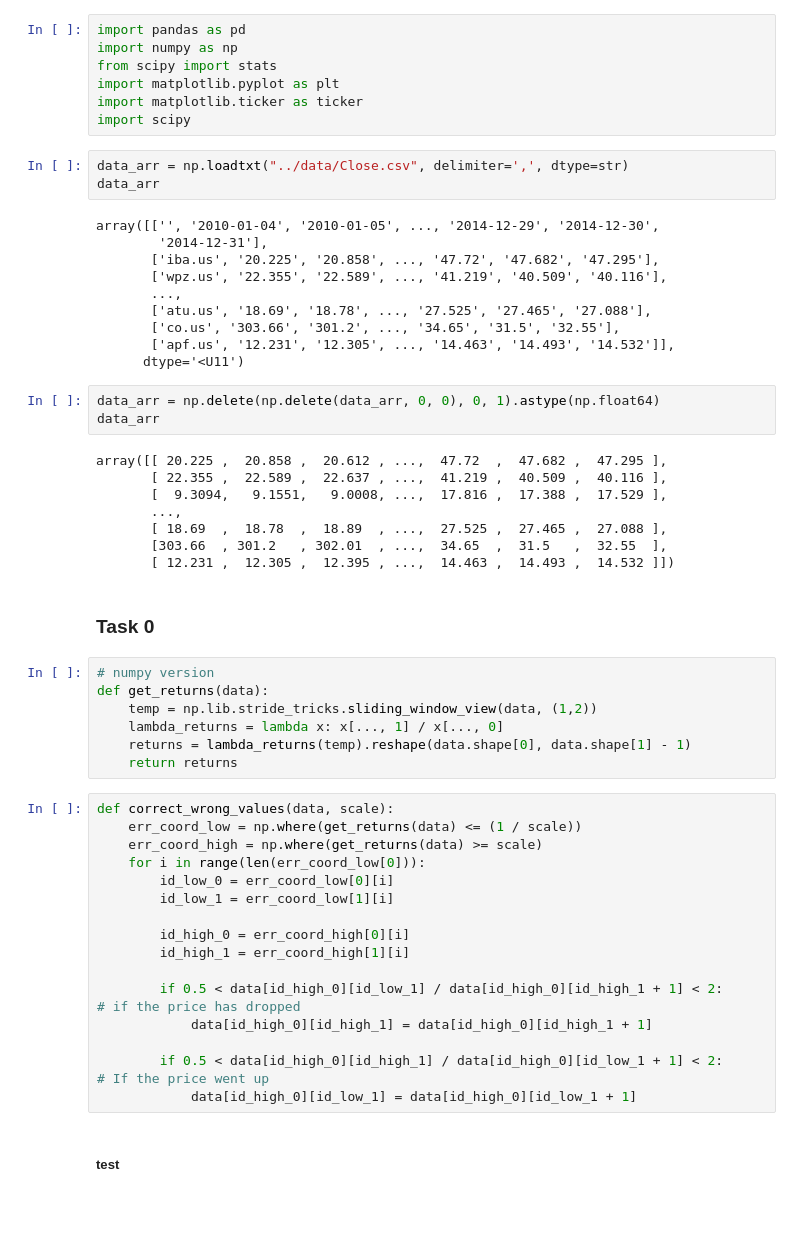
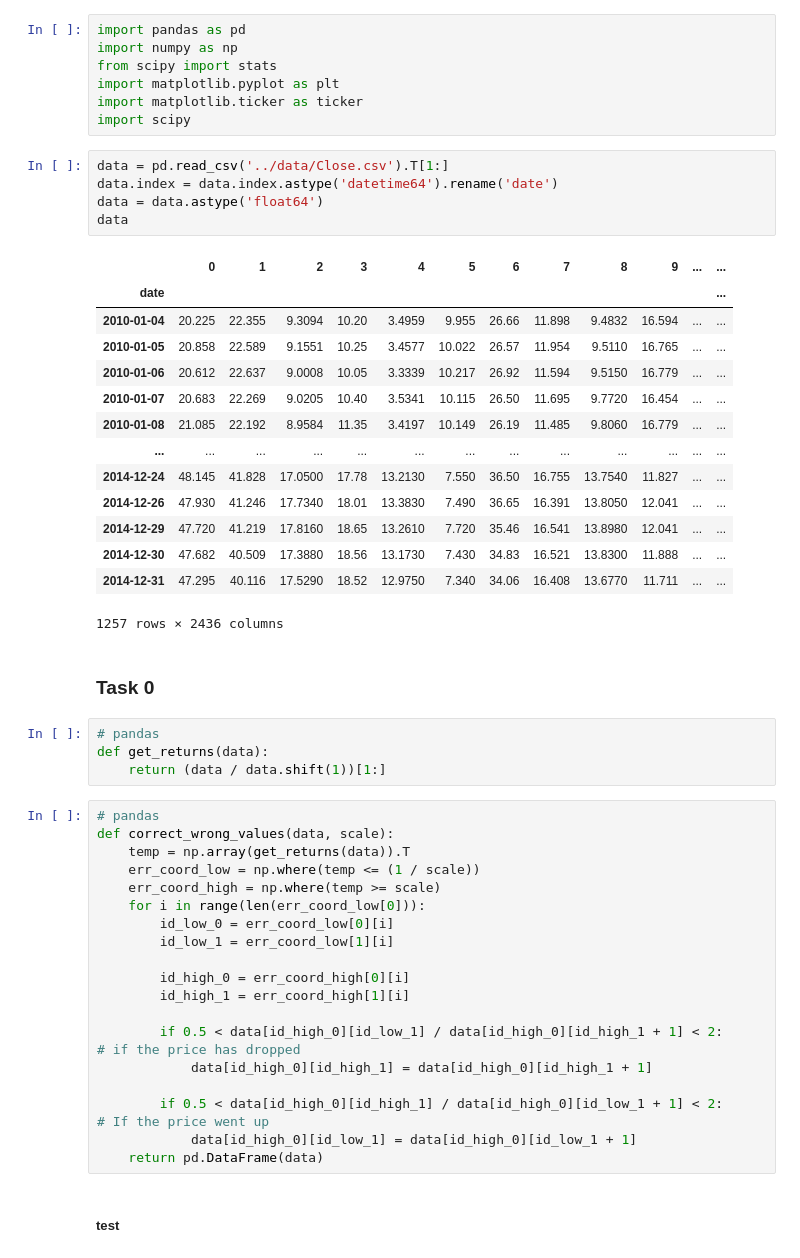
Before and after one commit to ChingisBadmaev/sirius_university, a Jupyter notebook: finding_alphas/task_list_1/main.ipynb, the cells around one changed output. Cells and saved outputs as stored; diff of their text form; blank space fills up the shorter version.

```diff
--- a/finding_alphas/task_list_1/main.ipynb
+++ b/finding_alphas/task_list_1/main.ipynb
@@ -5,43 +5,38 @@ from scipy import stats
 import matplotlib.pyplot as plt
 import matplotlib.ticker as ticker
 import scipy
-# %%
-data_arr = np.loadtxt("../data/Close.csv", delimiter=',', dtype=str)
-data_arr
-# %% [output]
-array([['', '2010-01-04', '2010-01-05', ..., '2014-12-29', '2014-12-30',
-        '2014-12-31'],
-       ['iba.us', '20.225', '20.858', ..., '47.72', '47.682', '47.295'],
-       ['wpz.us', '22.355', '22.589', ..., '41.219', '40.509', '40.116'],
-       ...,
-       ['atu.us', '18.69', '18.78', ..., '27.525', '27.465', '27.088'],
-       ['co.us', '303.66', '301.2', ..., '34.65', '31.5', '32.55'],
-       ['apf.us', '12.231', '12.305', ..., '14.463', '14.493', '14.532']],
-      dtype='<U11')
-# %%
-data_arr = np.delete(np.delete(data_arr, 0, 0), 0, 1).astype(np.float64)
-data_arr
-# %% [output]
-array([[ 20.225 ,  20.858 ,  20.612 , ...,  47.72  ,  47.682 ,  47.295 ],
-       [ 22.355 ,  22.589 ,  22.637 , ...,  41.219 ,  40.509 ,  40.116 ],
-       [  9.3094,   9.1551,   9.0008, ...,  17.816 ,  17.388 ,  17.529 ],
-       ...,
-       [ 18.69  ,  18.78  ,  18.89  , ...,  27.525 ,  27.465 ,  27.088 ],
-       [303.66  , 301.2   , 302.01  , ...,  34.65  ,  31.5   ,  32.55  ],
-       [ 12.231 ,  12.305 ,  12.395 , ...,  14.463 ,  14.493 ,  14.532 ]])
+# %%
+data = pd.read_csv('../data/Close.csv').T[1:]
+data.index = data.index.astype('datetime64').rename('date')
+data = data.astype('float64')
+data
+# %% [output]
+|  | 0 | 1 | 2 | 3 | 4 | 5 | 6 | 7 | 8 | 9 | ... | ... |
+| date |  |  |  |  |  |  |  |  |  |  |  | ... |
+| 2010-01-04 | 20.225 | 22.355 | 9.3094 | 10.20 | 3.4959 | 9.955 | 26.66 | 11.898 | 9.4832 | 16.594 | ... | ... |
+| 2010-01-05 | 20.858 | 22.589 | 9.1551 | 10.25 | 3.4577 | 10.022 | 26.57 | 11.954 | 9.5110 | 16.765 | ... | ... |
+| 2010-01-06 | 20.612 | 22.637 | 9.0008 | 10.05 | 3.3339 | 10.217 | 26.92 | 11.594 | 9.5150 | 16.779 | ... | ... |
+| 2010-01-07 | 20.683 | 22.269 | 9.0205 | 10.40 | 3.5341 | 10.115 | 26.50 | 11.695 | 9.7720 | 16.454 | ... | ... |
+| 2010-01-08 | 21.085 | 22.192 | 8.9584 | 11.35 | 3.4197 | 10.149 | 26.19 | 11.485 | 9.8060 | 16.779 | ... | ... |
+| ... | ... | ... | ... | ... | ... | ... | ... | ... | ... | ... | ... | ... |
+| 2014-12-24 | 48.145 | 41.828 | 17.0500 | 17.78 | 13.2130 | 7.550 | 36.50 | 16.755 | 13.7540 | 11.827 | ... | ... |
+| 2014-12-26 | 47.930 | 41.246 | 17.7340 | 18.01 | 13.3830 | 7.490 | 36.65 | 16.391 | 13.8050 | 12.041 | ... | ... |
+| 2014-12-29 | 47.720 | 41.219 | 17.8160 | 18.65 | 13.2610 | 7.720 | 35.46 | 16.541 | 13.8980 | 12.041 | ... | ... |
+| 2014-12-30 | 47.682 | 40.509 | 17.3880 | 18.56 | 13.1730 | 7.430 | 34.83 | 16.521 | 13.8300 | 11.888 | ... | ... |
+| 2014-12-31 | 47.295 | 40.116 | 17.5290 | 18.52 | 12.9750 | 7.340 | 34.06 | 16.408 | 13.6770 | 11.711 | ... | ... |
+1257 rows × 2436 columns
 # %% [markdown]
 ### Task 0
-# %%
-# numpy version
-def get_returns(data):
-    temp = np.lib.stride_tricks.sliding_window_view(data, (1,2))
-    lambda_returns = lambda x: x[..., 1] / x[..., 0]
-    returns = lambda_returns(temp).reshape(data.shape[0], data.shape[1] - 1)
-    return returns
+# %%
+# pandas
+def get_returns(data):
+    return (data / data.shift(1))[1:]
 # %%
+# pandas
 def correct_wrong_values(data, scale):
-    err_coord_low = np.where(get_returns(data) <= (1 / scale))
-    err_coord_high = np.where(get_returns(data) >= scale)
+    temp = np.array(get_returns(data)).T
+    err_coord_low = np.where(temp <= (1 / scale))
+    err_coord_high = np.where(temp >= scale)
     for i in range(len(err_coord_low[0])):
         id_low_0 = err_coord_low[0][i]
         id_low_1 = err_coord_low[1][i]
@@ -54,5 +49,6 @@ def correct_wrong_values(data, scale):
 
         if 0.5 < data[id_high_0][id_high_1] / data[id_high_0][id_low_1 + 1] < 2:        # If the price went up
             data[id_high_0][id_low_1] = data[id_high_0][id_low_1 + 1]
+    return pd.DataFrame(data)
 # %% [markdown]
 ##### test
```
Also changed, not shown: parts of 28 cells of this notebook.
